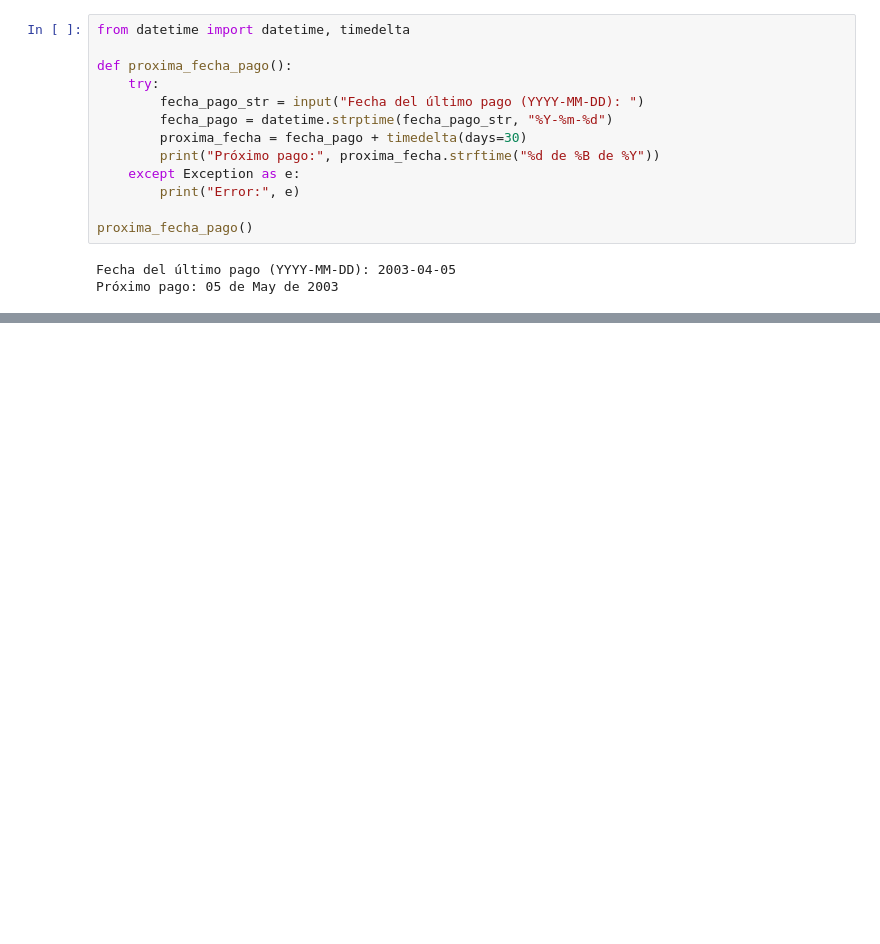
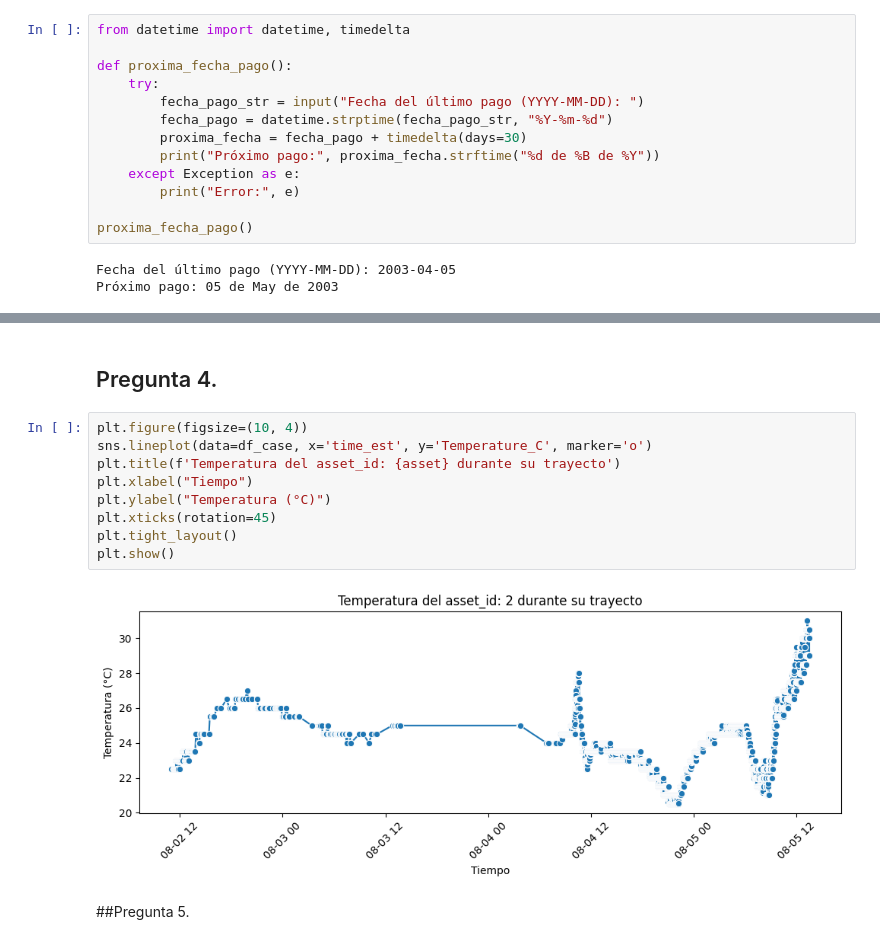
Before and after one commit to SebasFru/Terminal-de-Economia., a Jupyter notebook: Tareas_Economía.ipynb, the cells around one changed output, grey strips where cells are left out. Saved outputs shown, nothing was run; the diff lists cells and outputs as text; blank space fills up the shorter version.

```diff
--- a/Tareas_Economía.ipynb
+++ b/Tareas_Economía.ipynb
@@ -830,0 +949,15 @@ Próximo pago: 05 de May de 2003
+# %% [markdown]
+## Pregunta 4.
+# %%
+plt.figure(figsize=(10, 4))
+sns.lineplot(data=df_case, x='time_est', y='Temperature_C', marker='o')
+plt.title(f'Temperatura del asset_id: {asset} durante su trayecto')
+plt.xlabel("Tiempo")
+plt.ylabel("Temperatura (°C)")
+plt.xticks(rotation=45)
+plt.tight_layout()
+plt.show()
+# %% [output]
+[figure, added]
+# %% [markdown]
+##Pregunta 5.
```
Also changed, not shown: parts of 20 cells of this notebook.
